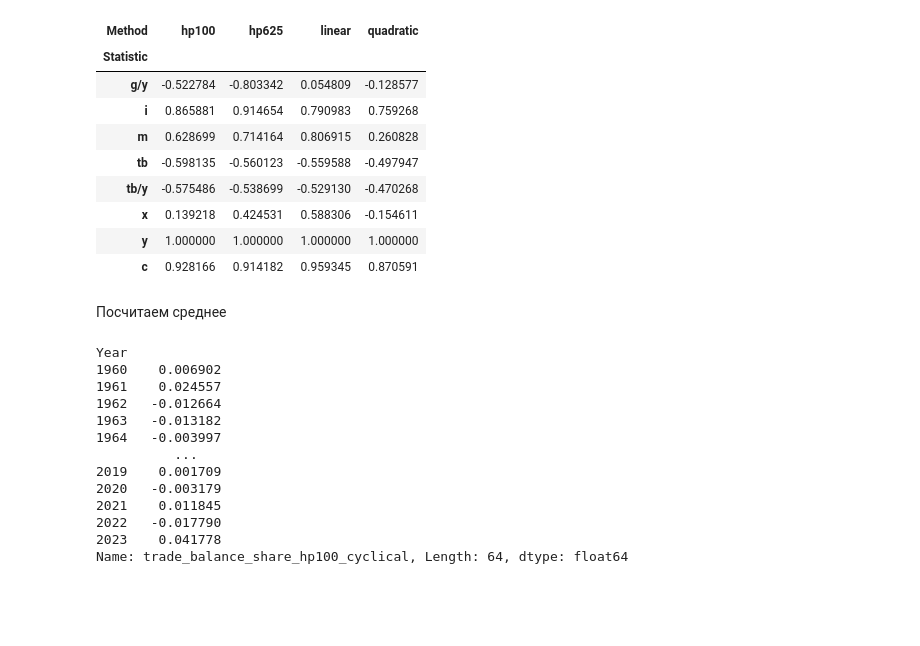
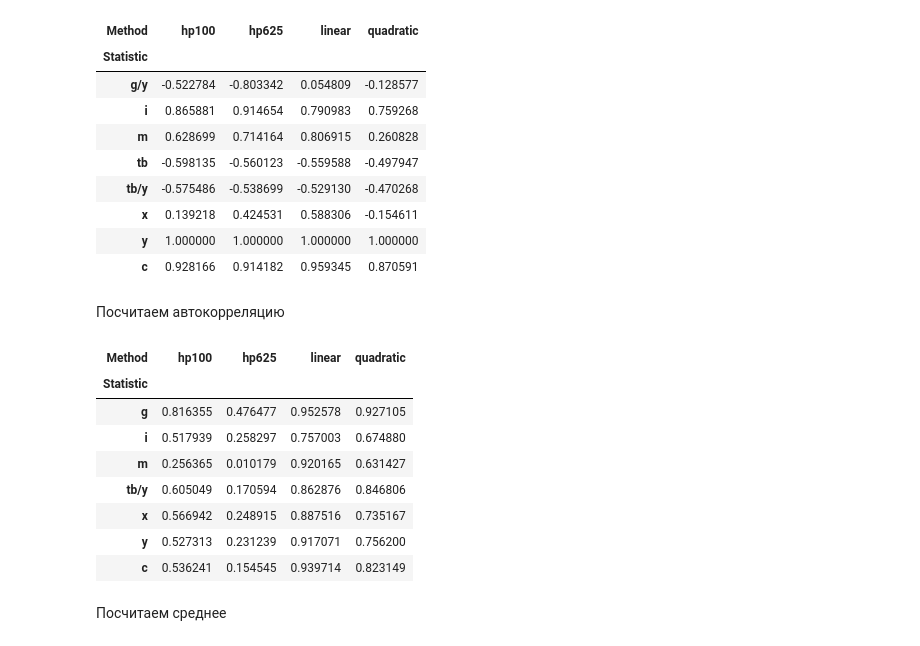
Before and after one commit to tobaffoon/CycleEvaluation, a Jupyter notebook: main.ipynb, the cells around one changed output. Saved outputs shown, nothing was run; the diff lists cells and outputs as text; code cells hidden in the pictures; blank space fills up the shorter version.

```diff
--- a/main.ipynb
+++ b/main.ipynb
@@ -413,26 +413,56 @@ usa_corr
 | x | 0.139218 | 0.424531 | 0.588306 | -0.154611 |
 | y | 1.000000 | 1.000000 | 1.000000 | 1.000000 |
 | с | 0.928166 | 0.914182 | 0.959345 | 0.870591 |
+# %% [markdown]
+Посчитаем автокорреляцию
+# %%
+autocorrelation_statistics_names = [gdp_name, 'house_consumption', 'gov_spending',
+                                'investment', 'export', 'import',
+                                'trade_balance_share']
+# %%
+def calculate_business_cycle_autocorrelations(df):
+    autocorr_data = []
+
+    for method in method_names:
+        for statistic_name in autocorrelation_statistics_names:
+            column_name = f'{statistic_name}_{method}_cyclical'
+            series = df[column_name]
+
+            autocorr = series.autocorr(lag=1)
+
+            autocorr_dict = {
+                'Statistic': short_names[statistic_name],
+                'Method': method,
+                'Autocorrelation': autocorr
+            }
+            autocorr_data.append(autocorr_dict)
+
+    autocorr_df = pd.DataFrame(autocorr_data)
+    result_df = autocorr_df.pivot(index='Statistic',
+                                 columns='Method',
+                                 values='Autocorrelation')
+
+    return result_df
+
+usa_autocorr = calculate_business_cycle_autocorrelations(usa_dedf)
+greece_autocorr = calculate_business_cycle_autocorrelations(greece_dedf)
+car_autocorr = calculate_business_cycle_autocorrelations(car_dedf)
+
+usa_autocorr
+# %% [output]
+| Method | hp100 | hp625 | linear | quadratic |
+| Statistic |  |  |  |  |
+| g | 0.816355 | 0.476477 | 0.952578 | 0.927105 |
+| i | 0.517939 | 0.258297 | 0.757003 | 0.674880 |
+| m | 0.256365 | 0.010179 | 0.920165 | 0.631427 |
+| tb/y | 0.605049 | 0.170594 | 0.862876 | 0.846806 |
+| x | 0.566942 | 0.248915 | 0.887516 | 0.735167 |
+| y | 0.527313 | 0.231239 | 0.917071 | 0.756200 |
+| с | 0.536241 | 0.154545 | 0.939714 | 0.823149 |
 # %% [markdown]
 Посчитаем среднее
 # %%
 means_statistics_names = ['trade_balance_share', 'international_share']
-# %%
-car_dedf[f'trade_balance_share_hp100_cyclical']
-# %% [output]
-Year
-1960    0.006902
-1961    0.024557
-1962   -0.012664
-1963   -0.013182
-1964   -0.003997
-          ...
-2019    0.001709
-2020   -0.003179
-2021    0.011845
-2022   -0.017790
-2023    0.041778
-Name: trade_balance_share_hp100_cyclical, Length: 64, dtype: float64
 # %%
 def calculate_business_cycle_means(df):
     means_data = []
```
Also changed, not shown: parts of 2 cells of this notebook.
